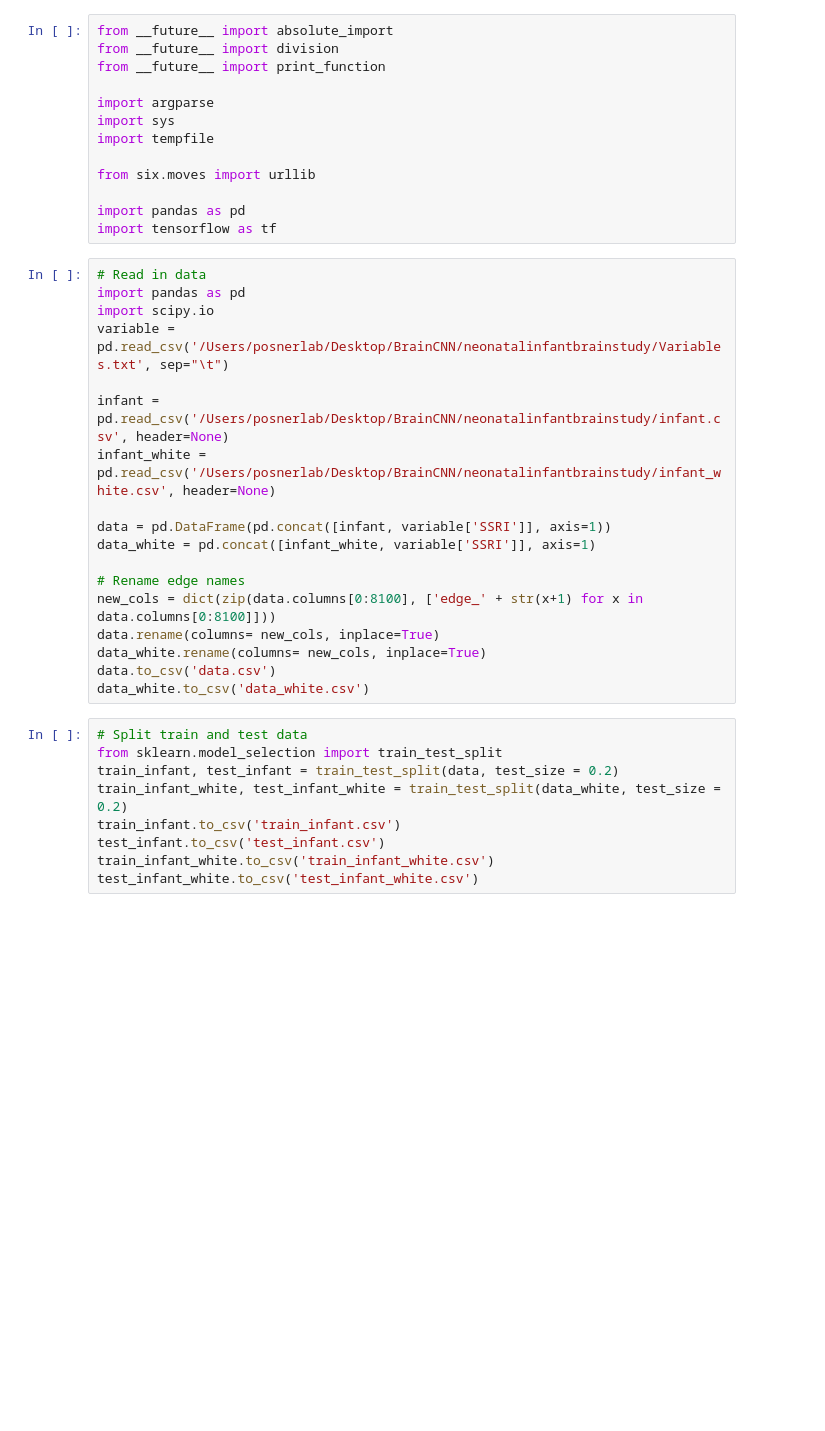
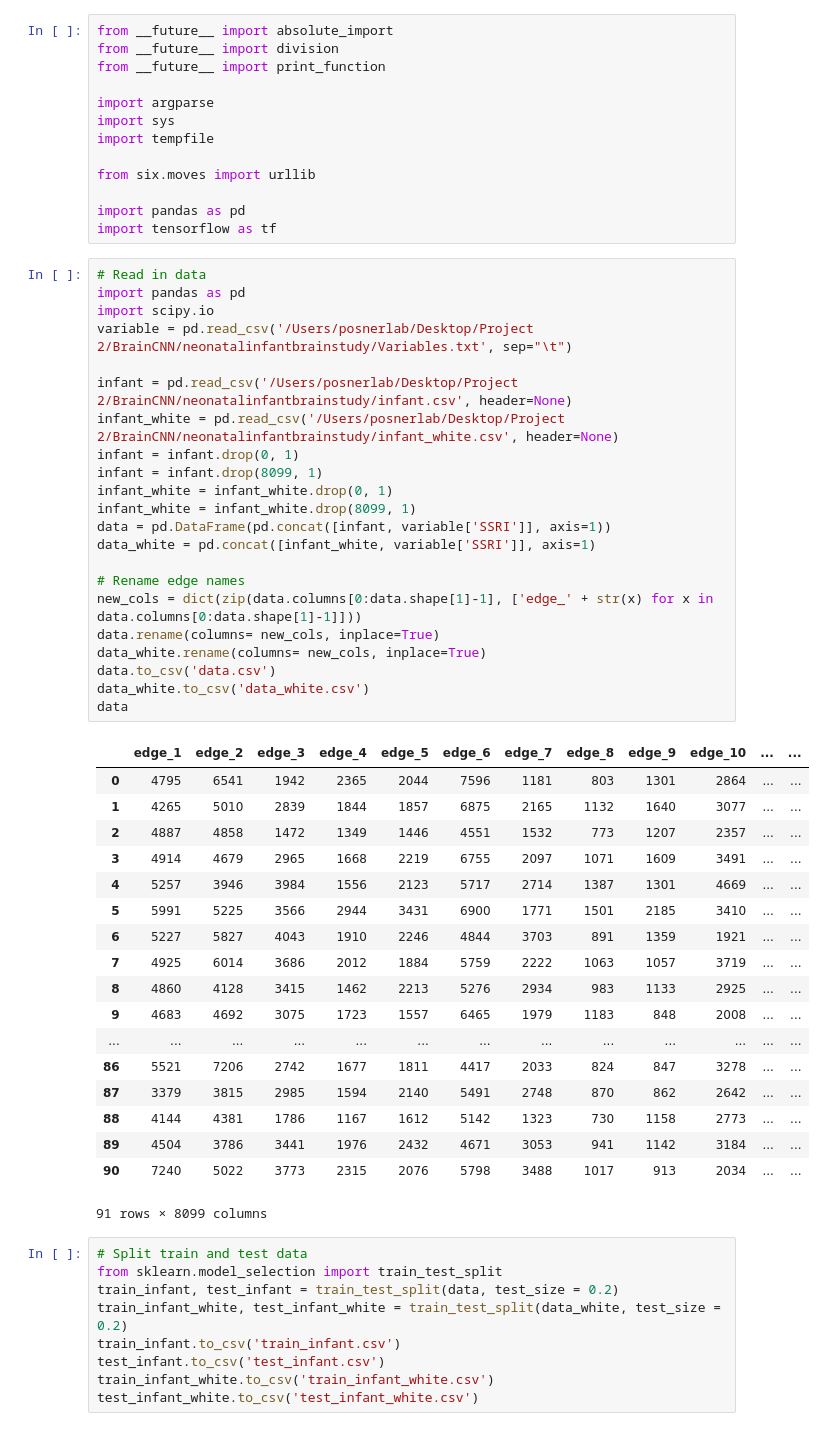
Before and after one commit to bh2589/NYSPI_Tensorflow, a Jupyter notebook: Tensorflow.ipynb, the cells around one changed output. Drawn from its saved outputs; the diff is of its cells as text; blank space fills up the shorter version.

Commit message:
add my project

```diff
--- a/Tensorflow.ipynb
+++ b/Tensorflow.ipynb
@@ -20,21 +20,44 @@ import tensorflow as tf
 # %%
 # Read in data
 import pandas as pd
 import scipy.io
-variable = pd.read_csv('/Users/posnerlab/Desktop/BrainCNN/neonatalinfantbrainstudy/Variables.txt', sep="\t")
+variable = pd.read_csv('/Users/posnerlab/Desktop/Project 2/BrainCNN/neonatalinfantbrainstudy/Variables.txt', sep="\t")
 
-infant = pd.read_csv('/Users/posnerlab/Desktop/BrainCNN/neonatalinfantbrainstudy/infant.csv', header=None)
-infant_white = pd.read_csv('/Users/posnerlab/Desktop/BrainCNN/neonatalinfantbrainstudy/infant_white.csv', header=None)
-
+infant = pd.read_csv('/Users/posnerlab/Desktop/Project 2/BrainCNN/neonatalinfantbrainstudy/infant.csv', header=None)
+infant_white = pd.read_csv('/Users/posnerlab/Desktop/Project 2/BrainCNN/neonatalinfantbrainstudy/infant_white.csv', header=None)
+infant = infant.drop(0, 1)
+infant = infant.drop(8099, 1)
+infant_white = infant_white.drop(0, 1)
+infant_white = infant_white.drop(8099, 1)
 data = pd.DataFrame(pd.concat([infant, variable['SSRI']], axis=1))
 data_white = pd.concat([infant_white, variable['SSRI']], axis=1)
 
 # Rename edge names
-new_cols = dict(zip(data.columns[0:8100], ['edge_' + str(x+1) for x in data.columns[0:8100]]))
+new_cols = dict(zip(data.columns[0:data.shape[1]-1], ['edge_' + str(x) for x in data.columns[0:data.shape[1]-1]]))
 data.rename(columns= new_cols, inplace=True)
 data_white.rename(columns= new_cols, inplace=True)
 data.to_csv('data.csv')
 data_white.to_csv('data_white.csv')
+data
+# %% [output]
+|  | edge_1 | edge_2 | edge_3 | edge_4 | edge_5 | edge_6 | edge_7 | edge_8 | edge_9 | edge_10 | ... | ... |
+| 0 | 4795 | 6541 | 1942 | 2365 | 2044 | 7596 | 1181 | 803 | 1301 | 2864 | ... | ... |
+| 1 | 4265 | 5010 | 2839 | 1844 | 1857 | 6875 | 2165 | 1132 | 1640 | 3077 | ... | ... |
+| 2 | 4887 | 4858 | 1472 | 1349 | 1446 | 4551 | 1532 | 773 | 1207 | 2357 | ... | ... |
+| 3 | 4914 | 4679 | 2965 | 1668 | 2219 | 6755 | 2097 | 1071 | 1609 | 3491 | ... | ... |
+| 4 | 5257 | 3946 | 3984 | 1556 | 2123 | 5717 | 2714 | 1387 | 1301 | 4669 | ... | ... |
+| 5 | 5991 | 5225 | 3566 | 2944 | 3431 | 6900 | 1771 | 1501 | 2185 | 3410 | ... | ... |
+| 6 | 5227 | 5827 | 4043 | 1910 | 2246 | 4844 | 3703 | 891 | 1359 | 1921 | ... | ... |
+| 7 | 4925 | 6014 | 3686 | 2012 | 1884 | 5759 | 2222 | 1063 | 1057 | 3719 | ... | ... |
+| 8 | 4860 | 4128 | 3415 | 1462 | 2213 | 5276 | 2934 | 983 | 1133 | 2925 | ... | ... |
+| 9 | 4683 | 4692 | 3075 | 1723 | 1557 | 6465 | 1979 | 1183 | 848 | 2008 | ... | ... |
+| ... | ... | ... | ... | ... | ... | ... | ... | ... | ... | ... | ... | ... |
+| 86 | 5521 | 7206 | 2742 | 1677 | 1811 | 4417 | 2033 | 824 | 847 | 3278 | ... | ... |
+| 87 | 3379 | 3815 | 2985 | 1594 | 2140 | 5491 | 2748 | 870 | 862 | 2642 | ... | ... |
+| 88 | 4144 | 4381 | 1786 | 1167 | 1612 | 5142 | 1323 | 730 | 1158 | 2773 | ... | ... |
+| 89 | 4504 | 3786 | 3441 | 1976 | 2432 | 4671 | 3053 | 941 | 1142 | 3184 | ... | ... |
+| 90 | 7240 | 5022 | 3773 | 2315 | 2076 | 5798 | 3488 | 1017 | 913 | 2034 | ... | ... |
+91 rows × 8099 columns
 # %%
 # Split train and test data
 from sklearn.model_selection import train_test_split
```
Also changed, not shown: parts of 8 cells of this notebook, 1 other file.
